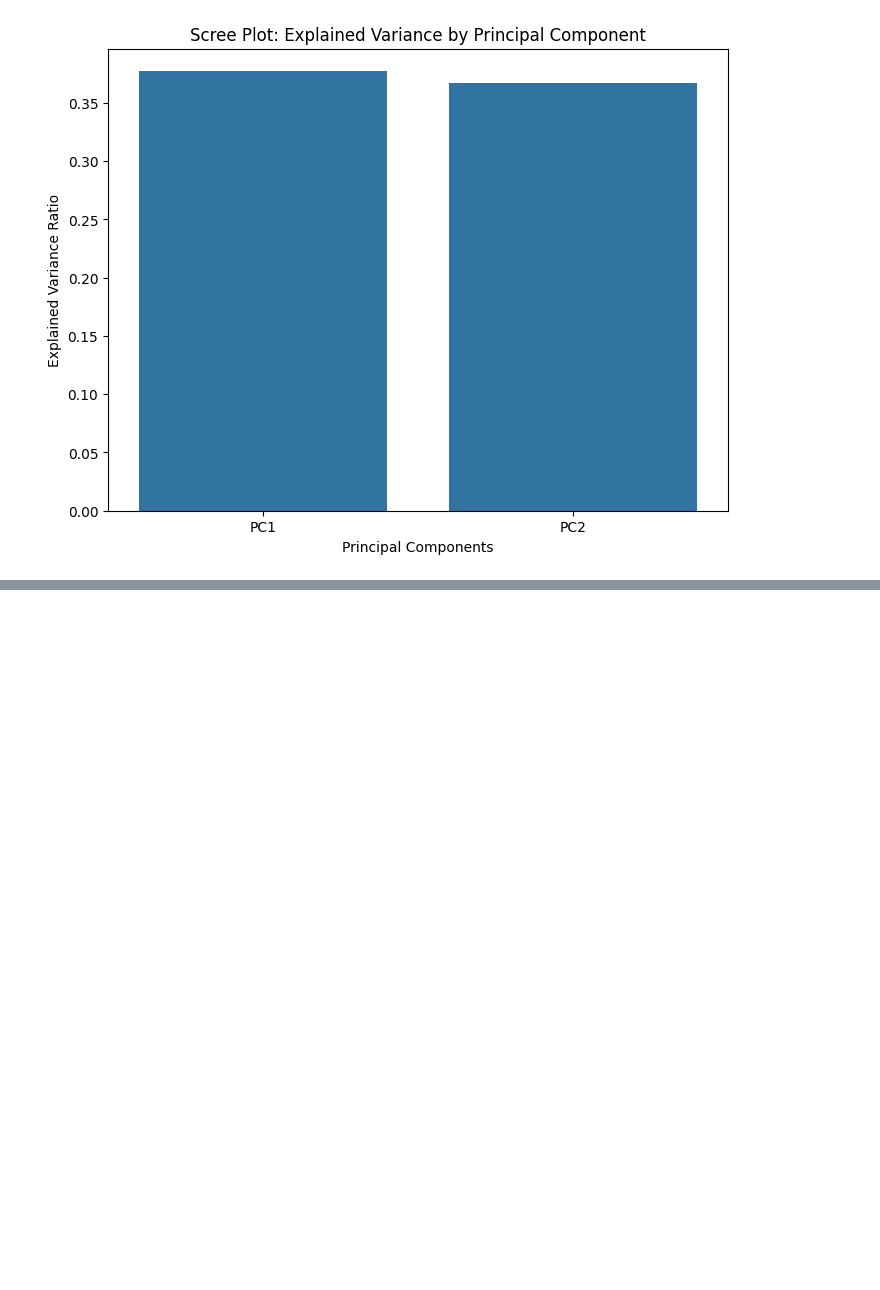
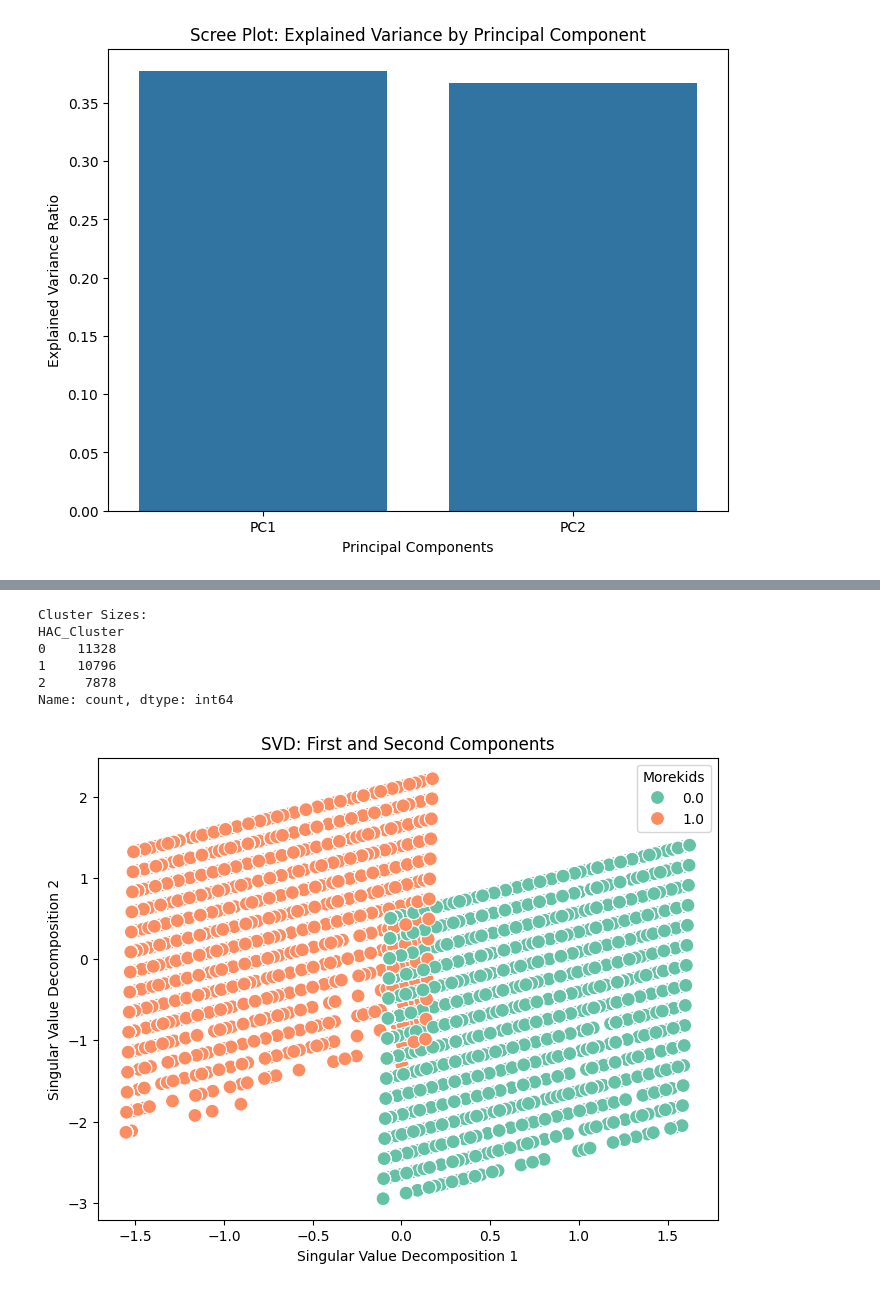
Before and after one commit to venkatrohithk/coursera-test, a Jupyter notebook: 21BDS0184_EDA.ipynb, the cells around one changed output, grey strips where cells are left out. Saved outputs shown, nothing was run; the diff lists cells and outputs as text; code cells hidden in the pictures; blank space fills up the shorter version.

```diff
--- a/21BDS0184_EDA.ipynb
+++ b/21BDS0184_EDA.ipynb
@@ -485,5 +502,6 @@ Passing `palette` without assigning `hue` is deprecated and will be removed in v
 # %%
-#df1 = df1.drop(columns=['age_bins_fixed', 'age_bins_quantile'])
+#21BDS0184
+df1 = df1.drop(columns=['age_bins_fixed', 'age_bins_quantile'])
 df1.isna().sum()
 # %% [output]
 |  | 0 |
@@ -627,3 +654,10 @@ plt.show()
 # You can check cluster sizes to understand the distribution
 cluster_sizes = df1['HAC_Cluster'].value_counts()
 print(f"Cluster Sizes: \n{cluster_sizes}")
+# %% [output]
+Cluster Sizes:
+HAC_Cluster
+0    11328
+1    10796
+2     7878
+Name: count, dtype: int64
@@ -630,30 +674,11 @@ print(f"Cluster Sizes: \n{cluster_sizes}")
 # %%
-from sklearn.decomposition import TruncatedSVD
-
-# Apply Singular Value Decomposition (SVD)
-svd = TruncatedSVD(n_components=2)  # Reduce to 2 components for visualization
-svd_components = svd.fit_transform(features_scaled)
-
-# Create a DataFrame for the SVD components
-svd_df = pd.DataFrame(data=svd_components, columns=['SVD1', 'SVD2'])
-
 # Visualize the SVD components (Scatter Plot)
 plt.figure(figsize=(8, 6))
-sns.scatterplot(x='SVD1', y='SVD2', data=svd_df, hue=data_cleaned['morekids'], palette='Set2', s=100)
+sns.scatterplot(x='SVD1', y='SVD2', data=svd_df, hue=df1['morekids'], palette='Set2', s=100)
 plt.title("SVD: First and Second Components")
 plt.xlabel("Singular Value Decomposition 1")
 plt.ylabel("Singular Value Decomposition 2")
 plt.legend(title="Morekids")
 plt.show()
-
-# Plot the Singular Values
-plt.figure(figsize=(8, 6))
-plt.plot(range(1, len(svd.singular_values_) + 1), svd.singular_values_, marker='o', color='b')
-plt.title("Singular Values")
-plt.xlabel("Index")
-plt.ylabel("Singular Value")
-plt.show()
-
-explained_variance = svd.explained_variance_ratio_
-print(f"Explained variance ratio of each component: {explained_variance}")
-print(f"Total explained variance: {np.sum(explained_variance)}")
+# %% [output]
+[figure, added]
```
Also changed, not shown: parts of 36 cells of this notebook.
